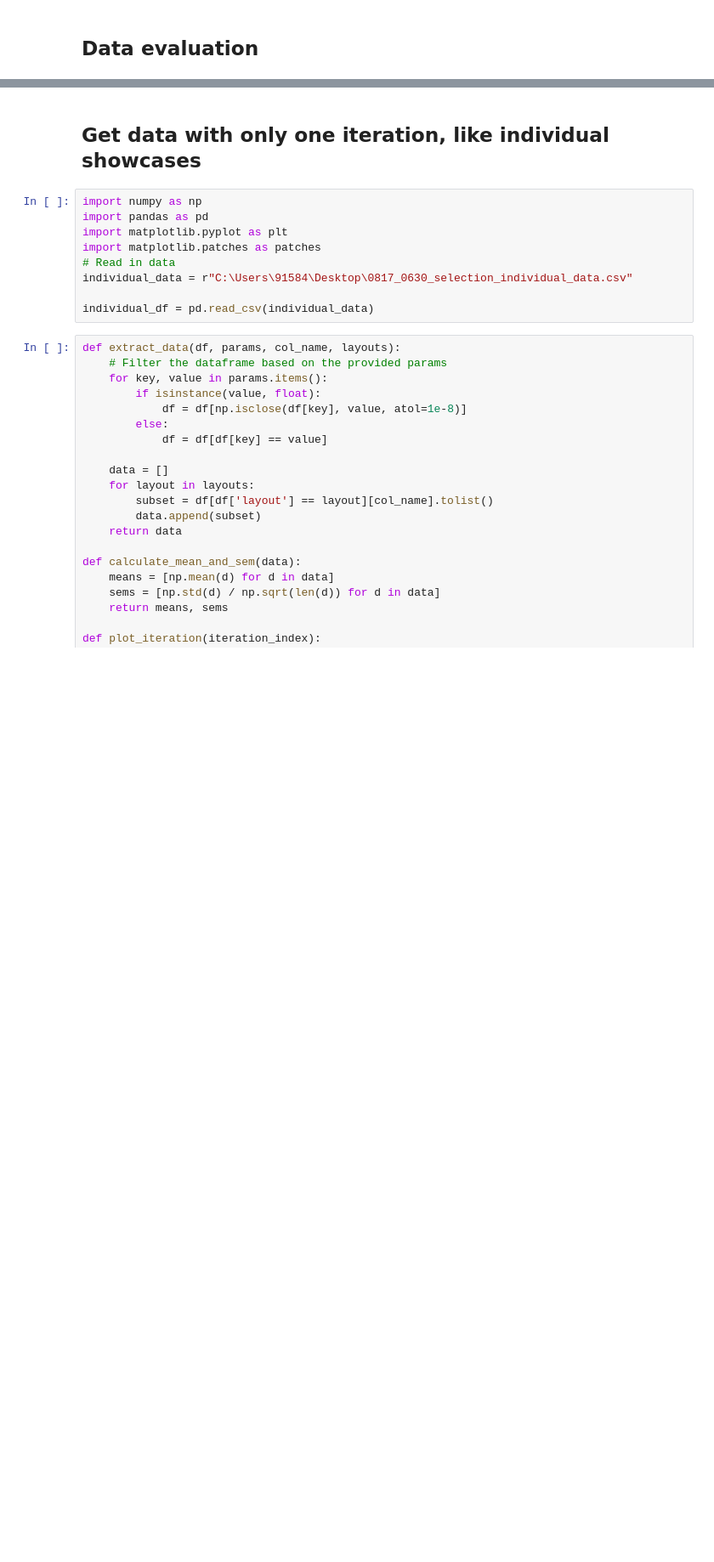
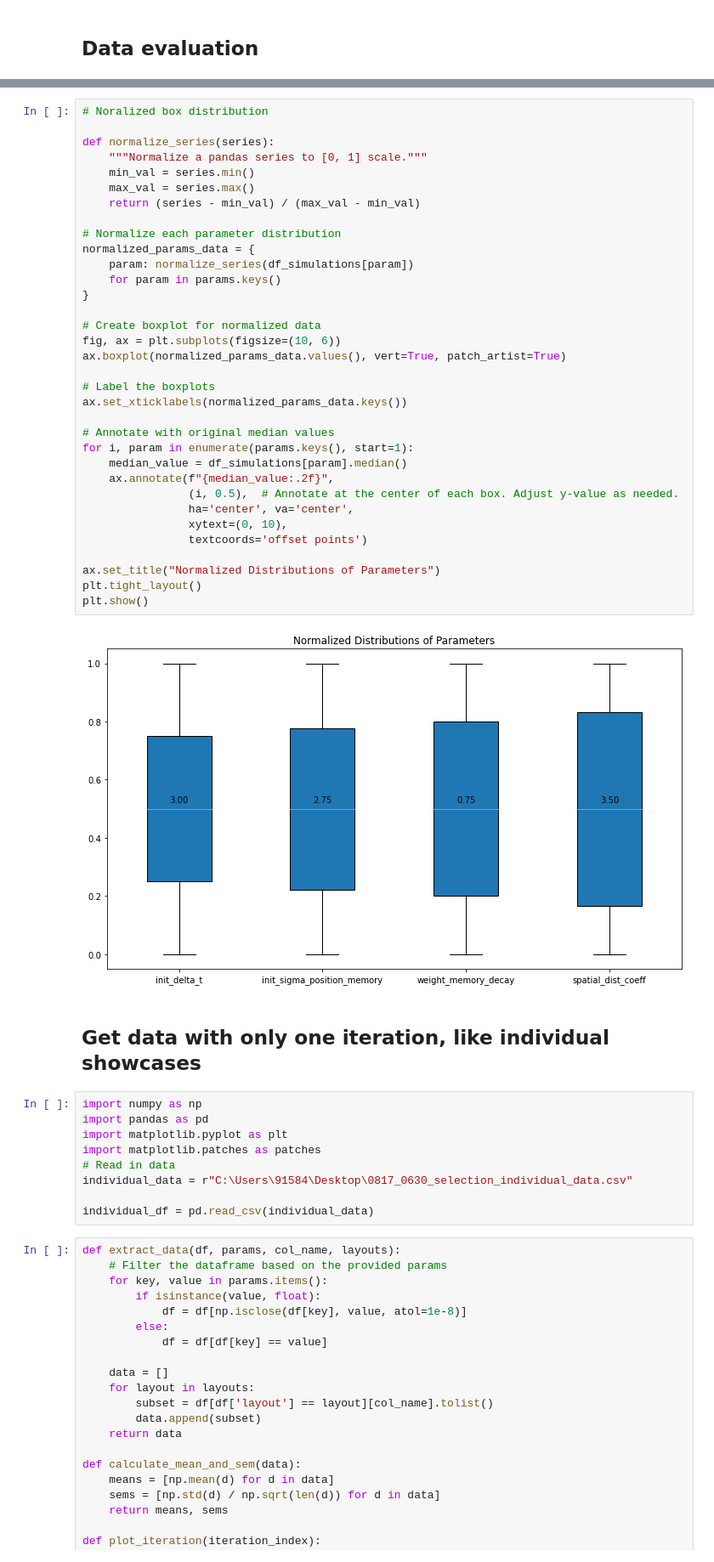
Before and after one commit to BaiYunpeng1949/heads-up-multitasker, a Jupyter notebook: huc/envs/mobile_reading/results/Grid Search.ipynb, the cells around one changed output, grey strips where cells are left out. Shown at 85% size. Drawn from its saved outputs; the diff is of its cells as text; blank space fills up the shorter version.

```diff
--- a/huc/envs/mobile_reading/results/Grid Search.ipynb
+++ b/huc/envs/mobile_reading/results/Grid Search.ipynb
@@ -761,3 +943,39 @@ plt.show()
+# %%
+# Noralized box distribution
+
+def normalize_series(series):
+    """Normalize a pandas series to [0, 1] scale."""
+    min_val = series.min()
+    max_val = series.max()
+    return (series - min_val) / (max_val - min_val)
+
+# Normalize each parameter distribution
+normalized_params_data = {
+    param: normalize_series(df_simulations[param])
+    for param in params.keys()
+}
+
+# Create boxplot for normalized data
+fig, ax = plt.subplots(figsize=(10, 6))
+ax.boxplot(normalized_params_data.values(), vert=True, patch_artist=True)
+
+# Label the boxplots
+ax.set_xticklabels(normalized_params_data.keys())
+
+# Annotate with original median values
+for i, param in enumerate(params.keys(), start=1):
+    median_value = df_simulations[param].median()
+    ax.annotate(f"{median_value:.2f}",
+                (i, 0.5),  # Annotate at the center of each box. Adjust y-value as needed.
+                ha='center', va='center',
+                xytext=(0, 10),
+                textcoords='offset points')
+
+ax.set_title("Normalized Distributions of Parameters")
+plt.tight_layout()
+plt.show()
+# %% [output]
+[figure, added]
 # %% [markdown]
 ## Get data with only one iteration, like individual showcases
 # %%
```
Also changed, not shown: parts of 8 cells of this notebook, 3 other files.
